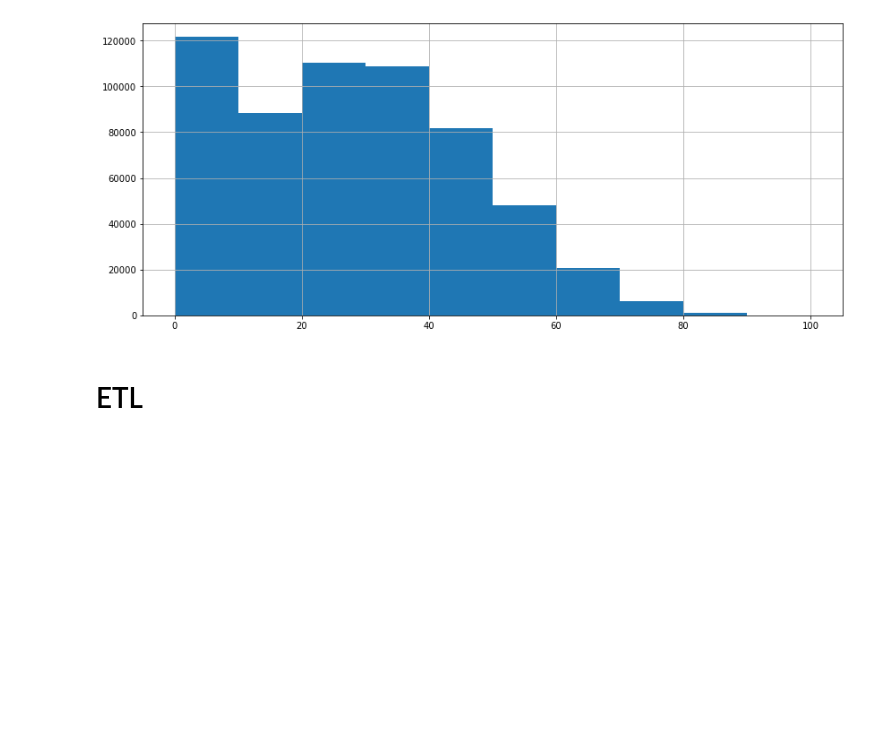
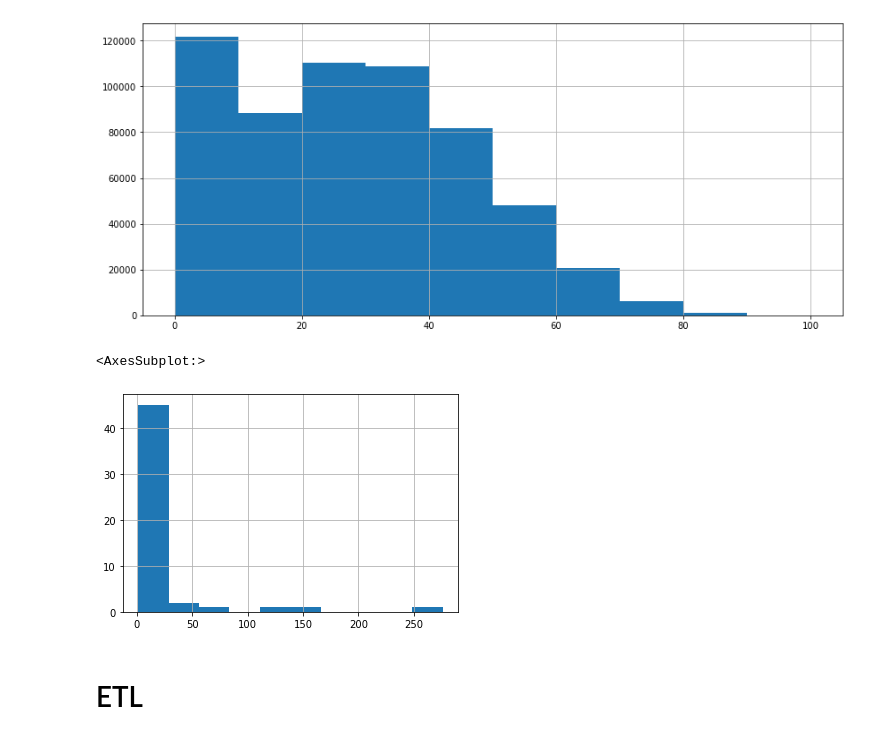
Before and after one commit to halmasieh/Spotify_Analysis, a Jupyter notebook: tracks_eda_etl.ipynb, the cells around one changed output. Drawn from its saved outputs; the diff is of its cells as text; code cells hidden in the pictures; blank space fills up the shorter version.

Commit message:
adding popular tracks plot

```diff
--- a/tracks_eda_etl.ipynb
+++ b/tracks_eda_etl.ipynb
@@ -101,6 +101,18 @@ df.popularity.hist(figsize=[14,6])
 # %% [output]
 <AxesSubplot:>
 [figure]
+# %%
+# Create DataFrame and plot popular tracks by year
+popular_tracks_df = pd.DataFrame(df[df.popularity >=80])
+
+# Convert release_date to datetime
+popular_tracks_df.release_date = pd.to_datetime(popular_tracks_df.release_date)
+# %%
+# Plot the popular tracks
+(popular_tracks_df.groupby(popular_tracks_df['release_date'].map(lambda x: x.year)).count()['id']).hist()
+# %% [output]
+<AxesSubplot:>
+[figure, added]
 # %% [markdown]
 # ETL
 # %%
```
